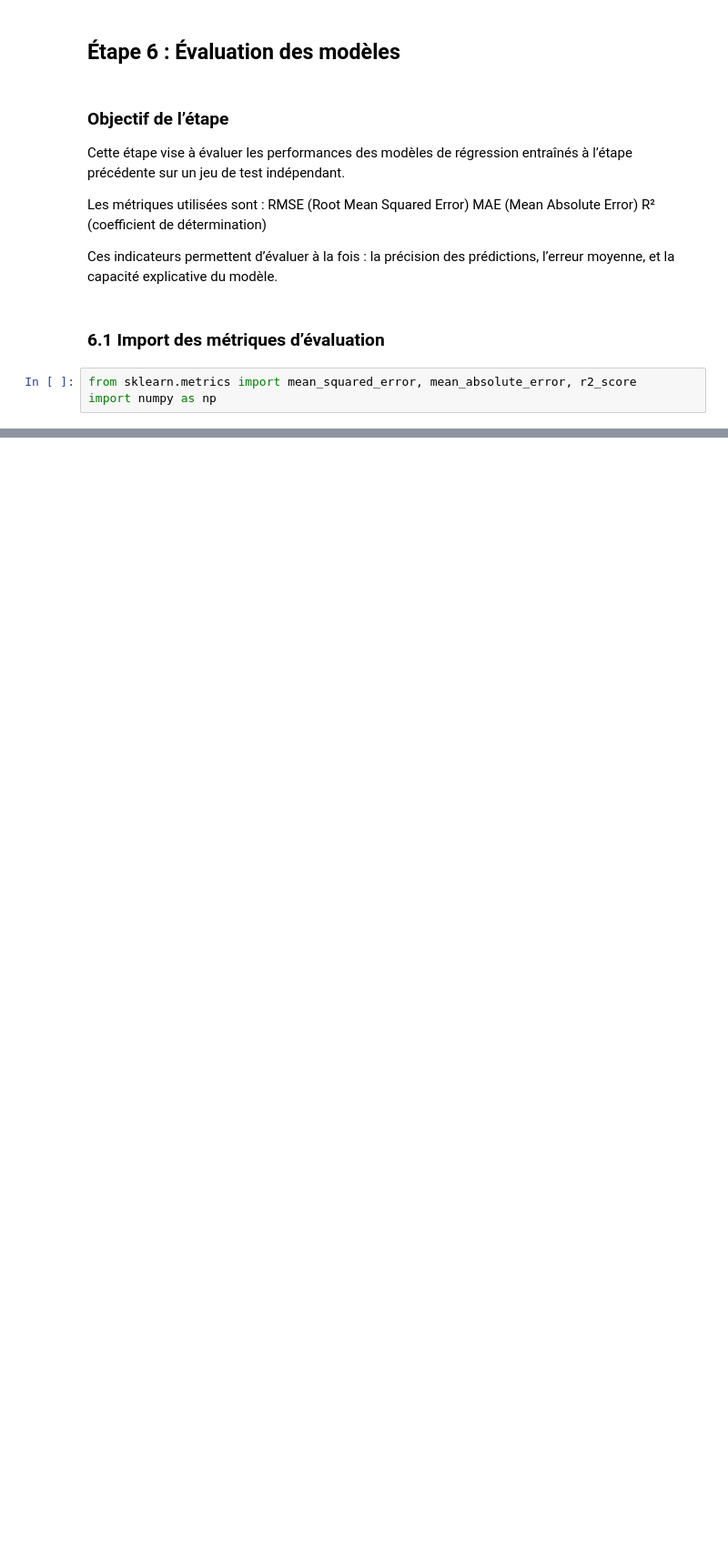
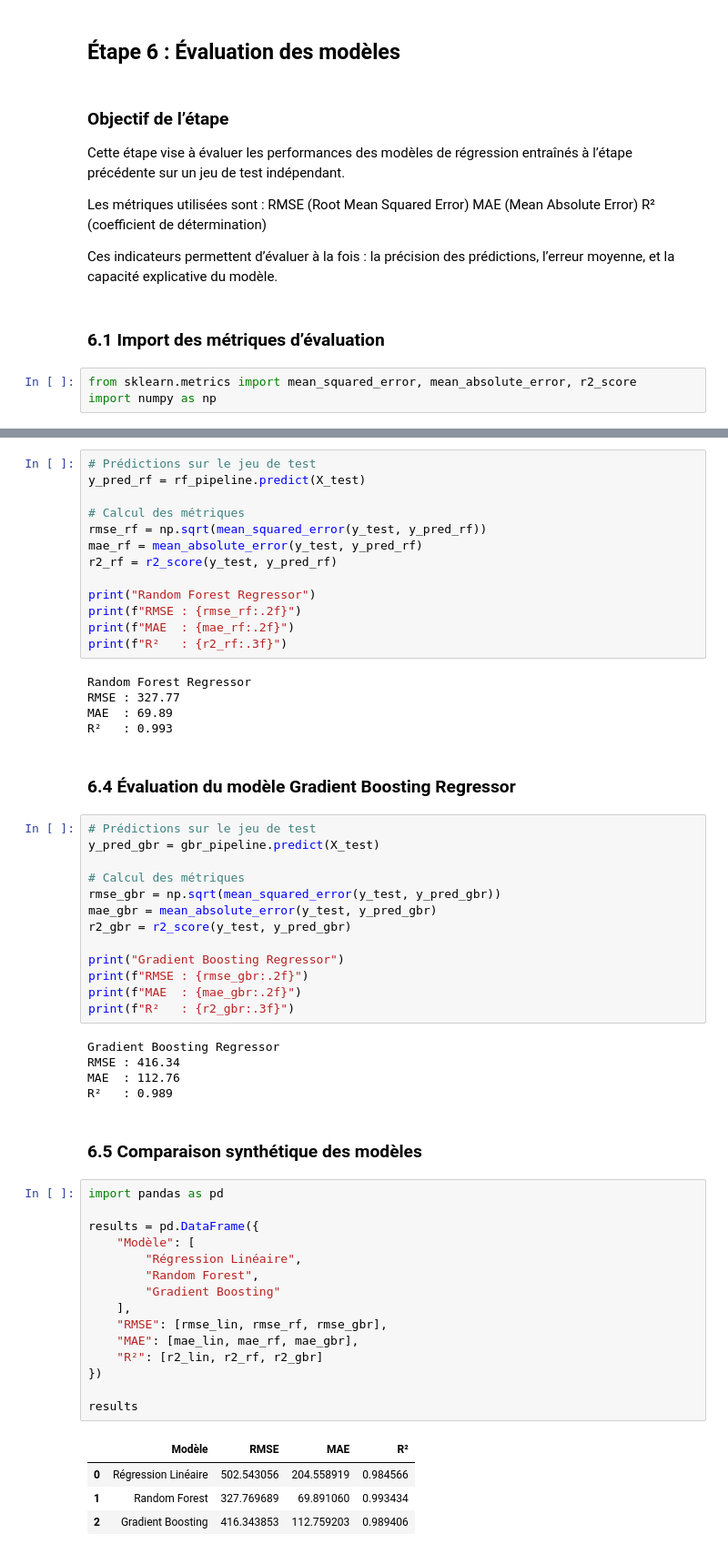
Before and after one commit to Sihtta/AAS, a Jupyter notebook: notebooks/01_analyse_master.ipynb, the cells around one changed output, grey strips where cells are left out. Shown at 91% size. Drawn from its saved outputs; the diff is of its cells as text; blank space fills up the shorter version.

```diff
--- a/notebooks/01_analyse_master.ipynb
+++ b/notebooks/01_analyse_master.ipynb
@@ -828,0 +851,60 @@ import numpy as np
+# %%
+# Prédictions sur le jeu de test
+y_pred_rf = rf_pipeline.predict(X_test)
+
+# Calcul des métriques
+rmse_rf = np.sqrt(mean_squared_error(y_test, y_pred_rf))
+mae_rf = mean_absolute_error(y_test, y_pred_rf)
+r2_rf = r2_score(y_test, y_pred_rf)
+
+print("Random Forest Regressor")
+print(f"RMSE : {rmse_rf:.2f}")
+print(f"MAE  : {mae_rf:.2f}")
+print(f"R²   : {r2_rf:.3f}")
+# %% [output]
+Random Forest Regressor
+RMSE : 327.77
+MAE  : 69.89
+R²   : 0.993
+# %% [markdown]
+### 6.4 Évaluation du modèle Gradient Boosting Regressor
+# %%
+# Prédictions sur le jeu de test
+y_pred_gbr = gbr_pipeline.predict(X_test)
+
+# Calcul des métriques
+rmse_gbr = np.sqrt(mean_squared_error(y_test, y_pred_gbr))
+mae_gbr = mean_absolute_error(y_test, y_pred_gbr)
+r2_gbr = r2_score(y_test, y_pred_gbr)
+
+print("Gradient Boosting Regressor")
+print(f"RMSE : {rmse_gbr:.2f}")
+print(f"MAE  : {mae_gbr:.2f}")
+print(f"R²   : {r2_gbr:.3f}")
+# %% [output]
+Gradient Boosting Regressor
+RMSE : 416.34
+MAE  : 112.76
+R²   : 0.989
+# %% [markdown]
+### 6.5 Comparaison synthétique des modèles
+# %%
+import pandas as pd
+
+results = pd.DataFrame({
+    "Modèle": [
+        "Régression Linéaire",
+        "Random Forest",
+        "Gradient Boosting"
+    ],
+    "RMSE": [rmse_lin, rmse_rf, rmse_gbr],
+    "MAE": [mae_lin, mae_rf, mae_gbr],
+    "R²": [r2_lin, r2_rf, r2_gbr]
+})
+
+results
+# %% [output]
+|  | Modèle | RMSE | MAE | R² |
+| 0 | Régression Linéaire | 502.543056 | 204.558919 | 0.984566 |
+| 1 | Random Forest | 327.769689 | 69.891060 | 0.993434 |
+| 2 | Gradient Boosting | 416.343853 | 112.759203 | 0.989406 |
```
Also changed, not shown: parts of 16 cells of this notebook.
